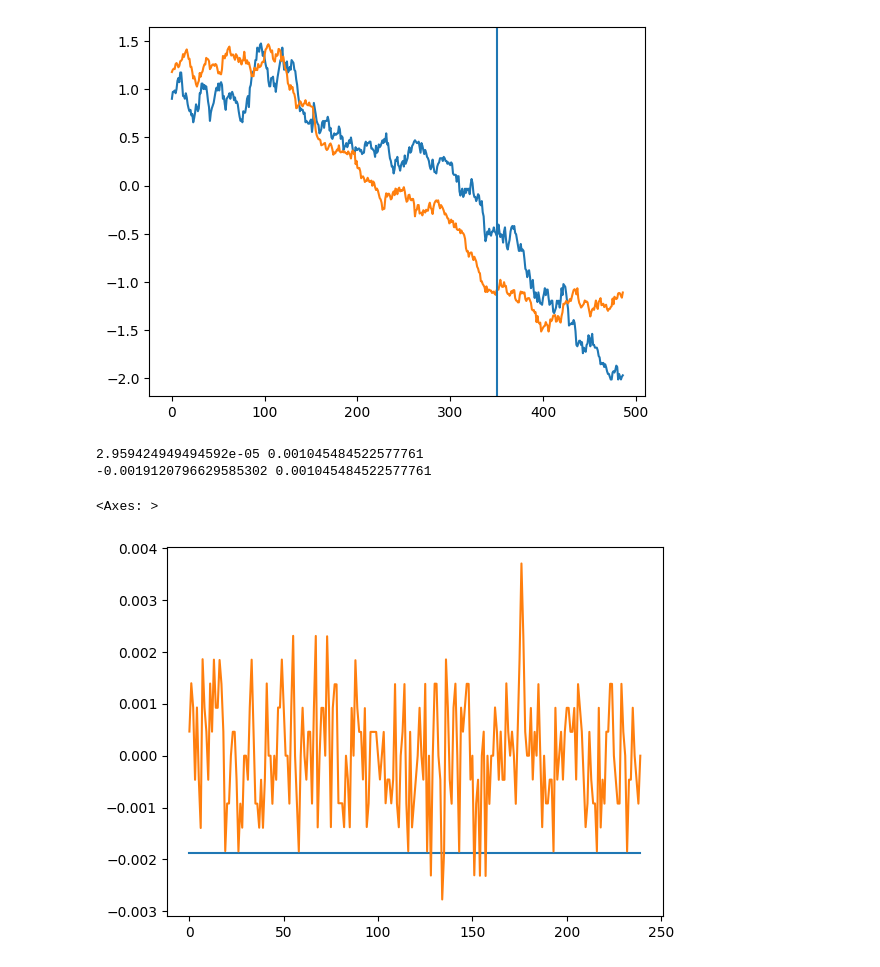
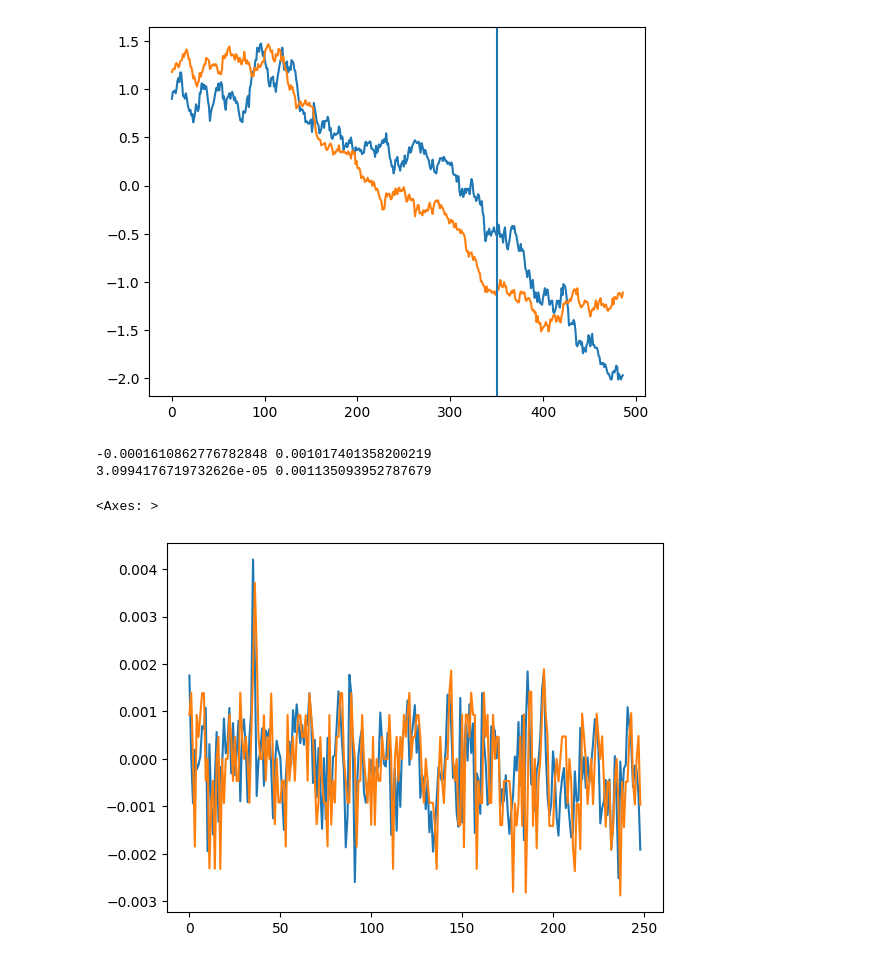
Before and after one commit to Troppydash/algothon, a Jupyter notebook: da/khang_strategy.ipynb, the cells around one changed output. Cells and saved outputs as stored; diff of their text form; code cells hidden in the pictures.

```diff
--- a/da/khang_strategy.ipynb
+++ b/da/khang_strategy.ipynb
@@ -195,15 +195,14 @@ plt.axvline(350)
 [figure]
 # %%
 # Predict function for lead lag
-def predict(df, ticker, indices, lags):
-    global predictValues
+def predict(df, ticker, indices, lags, currentPoint):
     if len(indices) > 1:
-        matchedSeries = df[indices].pct_change().dropna().values[-200:, :]
+        matchedSeries = df[indices].pct_change().dropna().values[currentPoint-200:currentPoint+1, :]
     else:
-        matchedSeries = df[indices].pct_change().dropna().values[-200:]
+        matchedSeries = df[indices].pct_change().dropna().values[currentPoint-200:currentPoint+1]
 
     result = ardl.ARDL(
-        df[ticker].pct_change().dropna().values[-200:],
+        df[ticker].pct_change().dropna().values[currentPoint-200:currentPoint+1],
         0,
         matchedSeries,
         lags,
@@ -211,28 +210,32 @@ def predict(df, ticker, indices, lags):
     ).fit()
 
     predict_mu = result.forecast()
+    # print(predict_mu)
     return predict_mu
 # %%
 predictValues = []
 errors = []
 actuals = []
-for i in range(110, 350):
-    predict_mu = predict(df, 38, list(range(50)), 1)[-1]
-    actual_mu = ((df[38][i + 1] - df[38][i])/df[38][i])
+
+sharePredict = 38
+indices = list(range(50))
+for i in range(250, 499):
+    predict_mu = predict(df, sharePredict, indices, 1, i)[-1]
+    actual_mu = ((df[sharePredict][i + 1] - df[sharePredict][i])/df[sharePredict][i])
     error = predict_mu - actual_mu
     errors.append(error)
     actuals.append(actual_mu)
     predictValues.append(predict_mu)
 
 actuals = pd.Series(actuals)
 errors = pd.Series(errors)
 print(actuals.mean(), actuals.std())
 print(errors.mean(), errors.std())
 
 sns.lineplot(predictValues)
 sns.lineplot(actuals)
 # %% [output]
-2.959424949494592e-05 0.001045484522577761
--0.0019120796629585302 0.001045484522577761
+-0.0001610862776782848 0.001017401358200219
+3.0994176719732626e-05 0.001135093952787679
 <Axes: >
-[figure, old version]
+[figure, new version]
```
Also changed, not shown: parts of 3 cells of this notebook, 3 other files.
